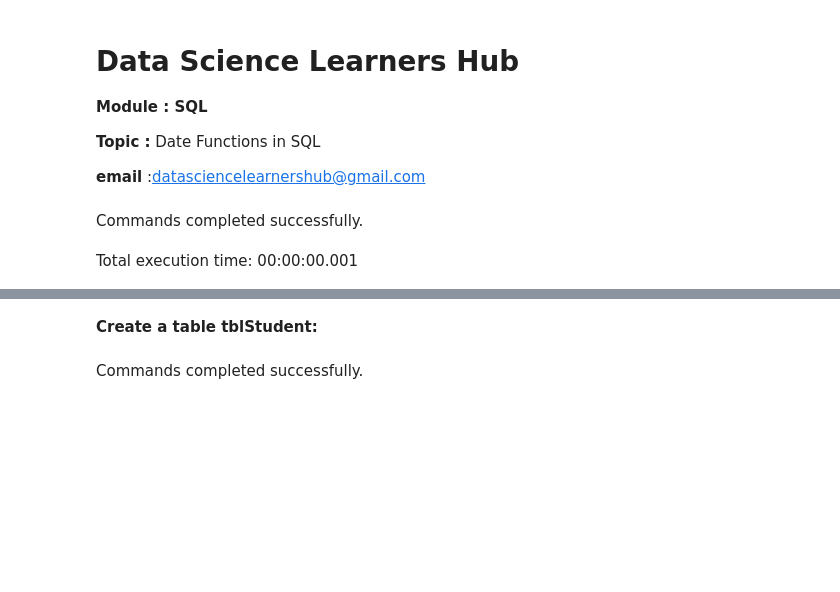
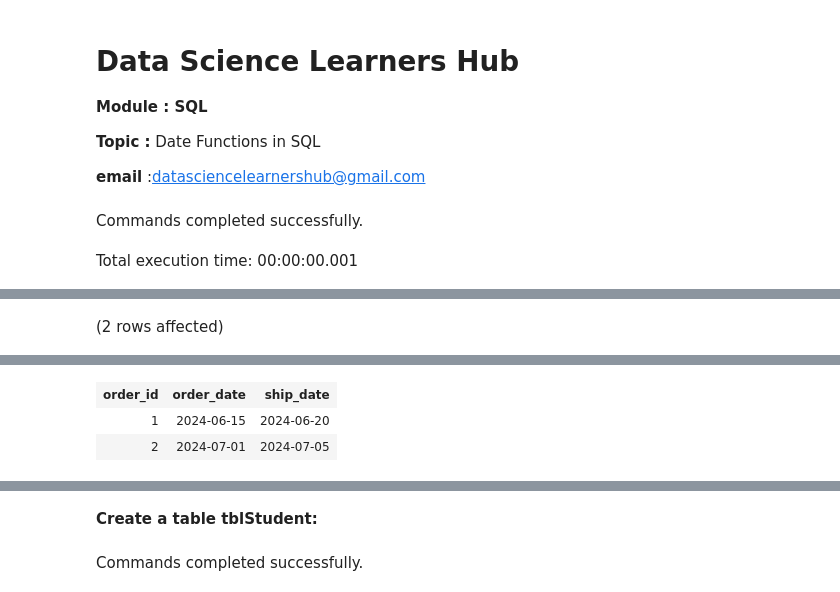
Before and after one commit to rathodlaxman/DataScienceLearnersHub-SQL, a Jupyter notebook: DSLH-DateFunctions.ipynb, the cells around one changed output, grey strips where cells are left out. Drawn from its saved outputs; the diff is of its cells as text; code cells hidden in the pictures; blank space fills up the shorter version.

```diff
--- a/DSLH-DateFunctions.ipynb
+++ b/DSLH-DateFunctions.ipynb
@@ -13,0 +30,4 @@ Total execution time: 00:00:00.001
+# %%
+SELECT * FROM orders_date_function
+# %% [output]
+(2 rows affected)
@@ -13,0 +35,3 @@ Total execution time: 00:00:00.001
+| order_id | order_date | ship_date |
+| 1 | 2024-06-15 | 2024-06-20 |
+| 2 | 2024-07-01 | 2024-07-05 |
```
Also changed, not shown: parts of 16 cells of this notebook, 1 other file.
